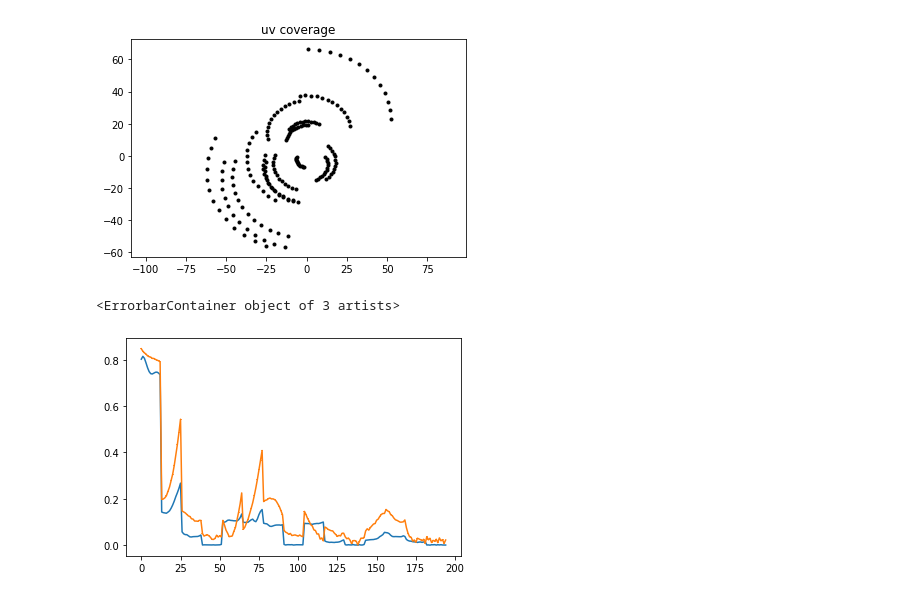
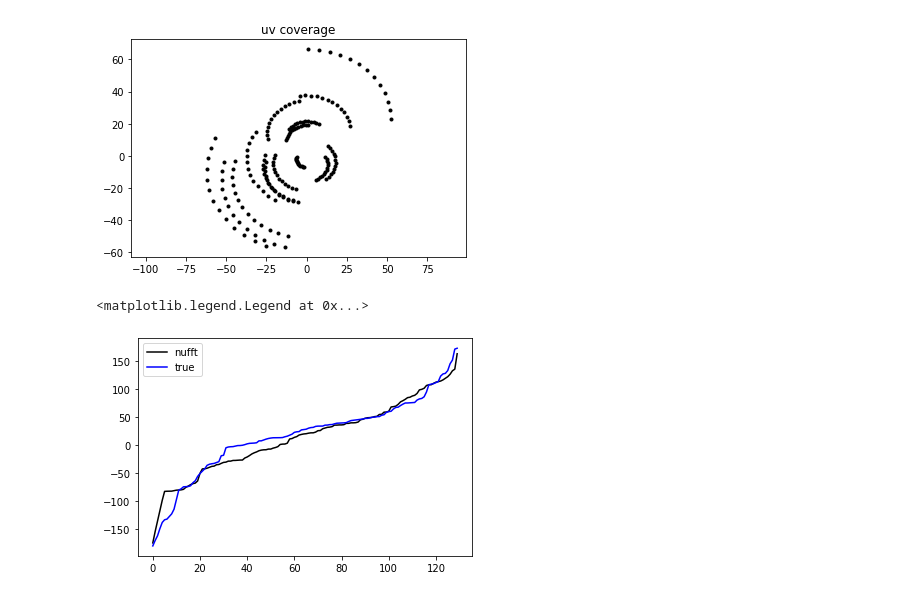
Before and after one commit to AlexandreAdam/ExoRIM, a Jupyter notebook: notebooks/IRBis.ipynb, the cells around one changed output. Drawn from its saved outputs; the diff is of its cells as text; code cells hidden in the pictures.

```diff
--- a/notebooks/IRBis.ipynb
+++ b/notebooks/IRBis.ipynb
@@ -141,21 +118,21 @@ def bispectra_projectors(uv_data):
 
     legs = [(0, 1), (1, 2), (0, 2)]
 
-    # find a mapping between bispectra and each legs of each triangle
+    # find a mapping between bispectra and each legs of each triangle, works with 2004true fits
     for i, t in enumerate(time_bispectra):
         for j, leg in enumerate(legs):
             baseline = np.where((bp[:, sta_indexes[i, leg]] != 0).all(axis=1) & (time_uv == time_bispectra[i]))[0]
-#             print(uv[baseline])
-#             print(uv1[i])
-#             print(uv2[i])
-#             print(uv1[i] + uv2[i])
-            assert (np.abs(uv[baseline][0] - [uv1[i], uv2[i], uv1[i] + uv2[i]][j]) < 1e-8).any()
             if len(baseline) == 1:
                 bisps[j][i, baseline] = 1
-            elif len(baseline) == 0: # this will happen when conjugate baselines are removed
-                print(f"No match for V {i}, leg {leg} at time {t}")
-            else:
-                print(baseline)
+#             elif len(baseline) == 0: # this will happen when conjugate baselines are removed
+#                 print(time_bispectra[i])
+#                 print(np.argmin(np.abs(time_uv - time_bispectra[i])))
+#                 print(np.where((bp[:, sta_indexes[i, leg]] != 0).all(axis=1)))
+#                 print(np.where((time_uv == time_bispectra[i])))
+#                 print( np.where((bp[:, sta_indexes[i, leg]] != 0).all(axis=1) & (time_uv == time_bispectra[i]))[0])
+#                 print(f"No match for V {i}, leg {leg} at time {t}")
+#             else:
+#                 print(baseline)
     return bisps
 # %%
 class ForwardModel:
@@ -191,24 +220,32 @@ class ForwardModel:
 # %%
 # Check that forward model works as intended
-
+# uv = np.concatenate([uv, -uv], axis=0)
 
 # f_hat = DFTM(uv)
 rho = np.hypot(uv[:, 0], uv[:, 1])
-plate_scale = rad2mas(wavel/4/np.max(rho))
+plate_scale = rad2mas(wavel/15/np.max(rho)) # have to fit this properly for a set of observation
+
+ndft = NDFTM(uv, wavel, pixels, plate_scale)
+# amp2 = np.abs(ndft @ true_image.ravel())
 
 forward = ForwardModel(pixels, uv, plate_scale, wavel)
+# forward = VLTIForward(pixels, uv, uv1, uv2, uv3, plate_scale, wavel)
 
+# noisy_image = true_image + np.random.uniform(0, 0.0001, true_image.shape)
+# noisy_image /= noisy_image.sum() * 2
+# amp, cp = forward.forward(noisy_image)
 amp, cp = forward.forward(true_image)
-# compare = np.column_stack([np.rad2deg(cp), cp_ref])
-# compare2 = np.column_stack([amp, vis_amp_ref])
-# compare
-# plt.plot(np.rad2deg(cp))
-# plt.errorbar(np.arange(cp_ref.shape[0]), cp_ref, yerr=cp_ref_error)
-plt.plot(6 * amp)
-plt.errorbar(np.arange(amp_ref.shape[0]), amp_ref, yerr=amp_ref_error)
+
+plt.plot(np.sort(np.rad2deg(cp)), "k-", label="nufft")
+# plt.errorbar(np.arange(cp_ref.shape[0]), cp_ref, yerr=cp_ref_error, label="true", fmt=".", color="b")
+plt.plot(np.sort(cp_ref), "b-", label="true")
+
+# plt.errorbar(rho, amp_ref, yerr=amp_ref_error, label="true", fmt=".", color="b")
+# plt.plot(rho, amp, "k.", label="nufft")
+plt.legend()
 # %% [output]
-<ErrorbarContainer object of 3 artists>
+<matplotlib.legend.Legend at 0x...>
-[figure, old version]
+[figure, new version]
 # %%
 def likelihood(image, amp_ref, amp_ref_error, cp_ref, cp_ref_error, alpha, prior, forward):
     im = np.exp(image)
```
Also changed, not shown: parts of 9 cells of this notebook, 6 other files.
